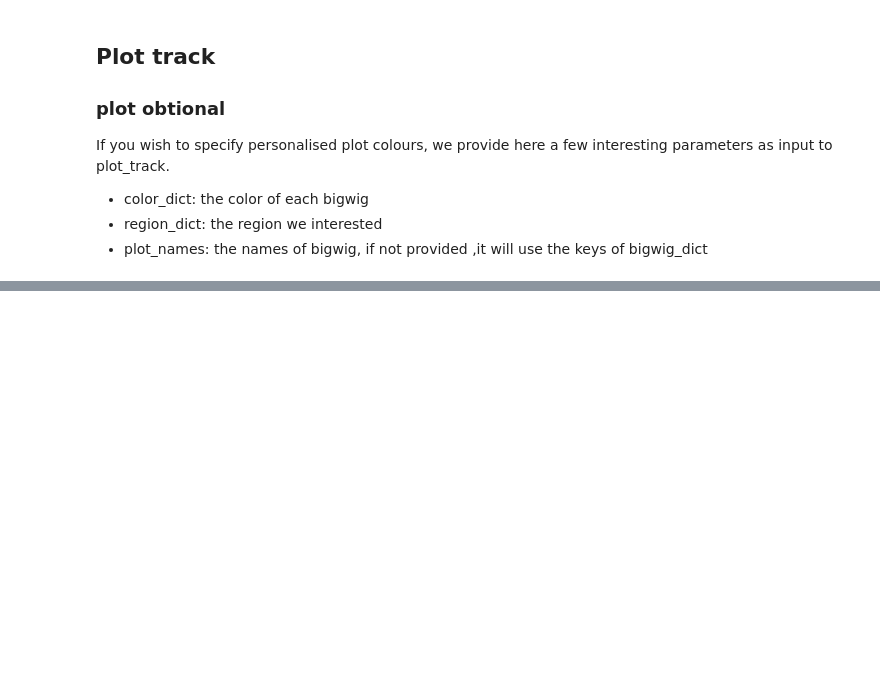
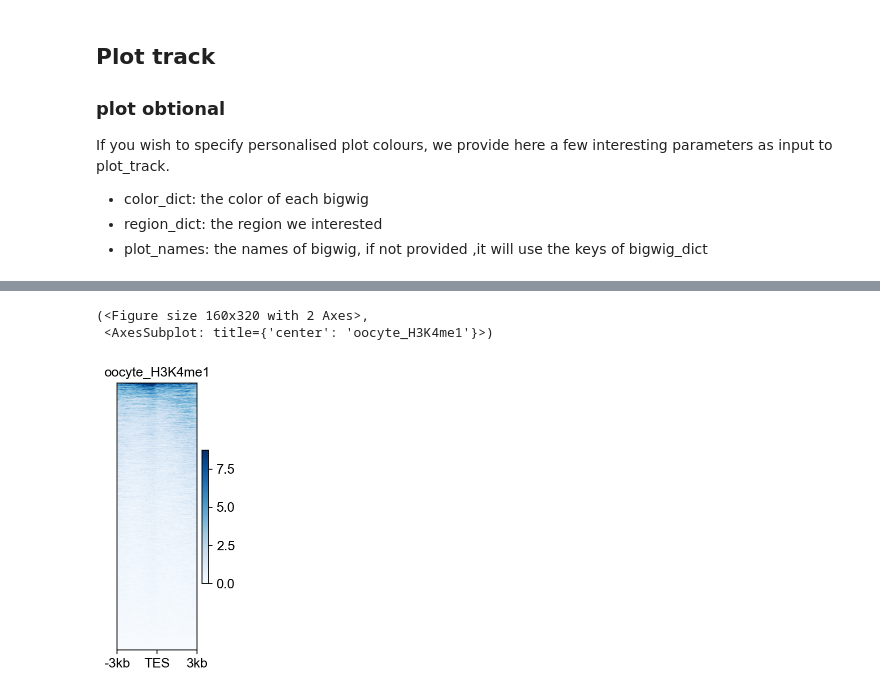
Before and after one commit to Starlitnightly/Epiverse, a Jupyter notebook: Epiverse_guide/docs/Tutorials-bulk/t_bulk_visualize.ipynb, the cells around one changed output, grey strips where cells are left out. Cells and saved outputs as stored; diff of their text form; code cells hidden in the pictures; blank space fills up the shorter version.

```diff
--- a/Epiverse_guide/docs/Tutorials-bulk/t_bulk_visualize.ipynb
+++ b/Epiverse_guide/docs/Tutorials-bulk/t_bulk_visualize.ipynb
@@ -58,0 +118,9 @@ bw_obj.plot_track(chrom='chr1',chromstart=46039573,chromend=46089418,
+# %%
+bw_obj.plot_matrix(bw_name='oocyte_H3K4me1_rep1',bw_type='TES',
+                    figsize=(2,4),cmap='Blues',
+                    vmax='auto',vmin='auto',
+                   fontsize=12,title='oocyte_H3K4me1')
+# %% [output]
+(<Figure size 160x320 with 2 Axes>,
+ <AxesSubplot: title={'center': 'oocyte_H3K4me1'}>)
+[figure, added]
```
Also changed, not shown: parts of 18 cells of this notebook, 2 other files.
